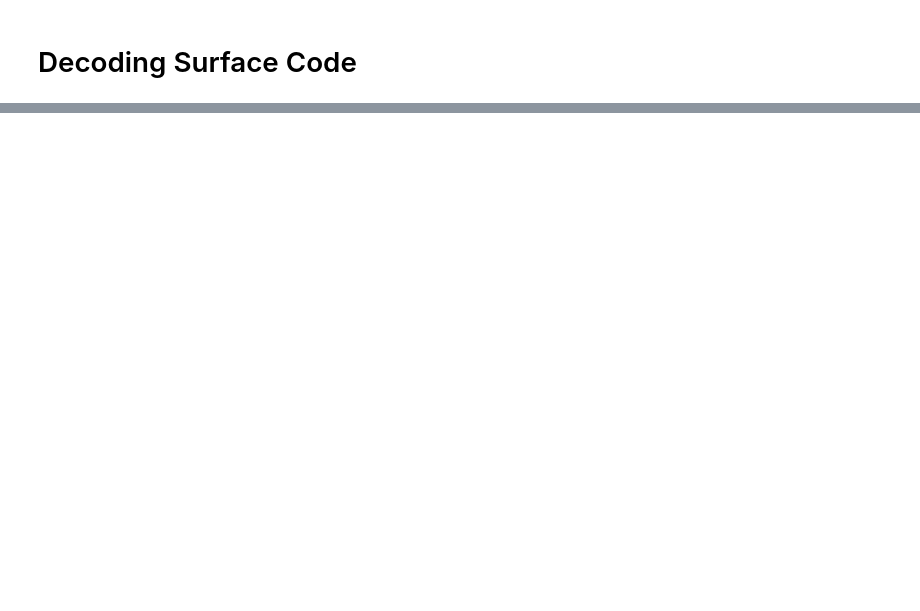
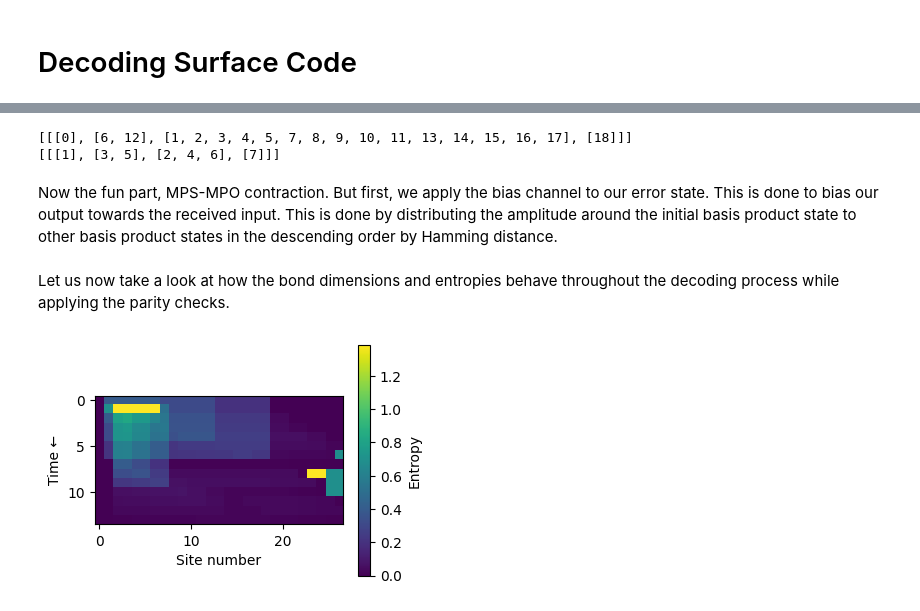
Before and after one commit to quicophy/mdopt, a Jupyter notebook: docs/source/quantum_surface.ipynb, the cells around one changed output, grey strips where cells are left out. Cells and saved outputs as stored; diff of their text form; code cells hidden in the pictures; blank space fills up the shorter version.

```diff
--- a/docs/source/quantum_surface.ipynb
+++ b/docs/source/quantum_surface.ipynb
@@ -136,0 +79,5 @@ errors[3, 32, 0.05]
+# %%
+error_state = "0" * (num_sites - num_logicals)
+logicals_state = "+" * num_logicals
+state_string = logicals_state + error_state
+error_mps = create_custom_product_state(string=state_string)
@@ -136,0 +156,9 @@ errors[3, 32, 0.05]
+# %%
+logicals_sites = css_code_logicals_sites(code)
+print(css_code_logicals_sites(code)[0])
+print(css_code_logicals_sites(code)[1])
+# %% [output]
+[[[0], [6, 12], [1, 2, 3, 4, 5, 7, 8, 9, 10, 11, 13, 14, 15, 16, 17], [18]]]
+[[[1], [3, 5], [2, 4, 6], [7]]]
+# %% [markdown]
+Now the fun part, MPS-MPO contraction. But first, we apply the bias channel to our error state. This is done to bias our output towards the received input. This is done by distributing the amplitude around the initial basis product state to other basis product states in the descending order by Hamming distance.
@@ -136,0 +175,41 @@ errors[3, 32, 0.05]
+# %%
+entropies, bond_dims = [], []
+
+# for the X and the Z logicals
+for i in [0, 1]:
+    error_mps, entrps, bnd_dims = apply_constraints(
+        error_mps,
+        logicals_sites[i],
+        logicals_tensors,
+        renormalise=renormalise,
+        result_to_explicit=result_to_explicit,
+        strategy="Optimised",
+        return_entropies_and_bond_dims=True,
+    )
+    entropies += entrps
+    bond_dims += bnd_dims
+
+# for the X and the Z checks
+for i in [0, 1]:
+    error_mps, entrps, bnd_dims = apply_constraints(
+        error_mps,
+        constraints_sites[i],
+        constraints_tensors,
+        renormalise=renormalise,
+        result_to_explicit=result_to_explicit,
+        strategy="Optimised",
+        return_entropies_and_bond_dims=True,
+    )
+    entropies += entrps
+    bond_dims += bnd_dims
+# %% [markdown]
+Let us now take a look at how the bond dimensions and entropies behave throughout the decoding process while applying the parity checks.
+# %%
+plt.figure(figsize=(4, 3))
+plt.imshow(entropies, cmap="viridis")
+plt.colorbar(label="Entropy")
+plt.xlabel("Site number")
+plt.ylabel("Time ←")
+plt.show()
+# %% [output]
+[figure, added]
```
Also changed, not shown: parts of 72 cells of this notebook, 5 other files.
